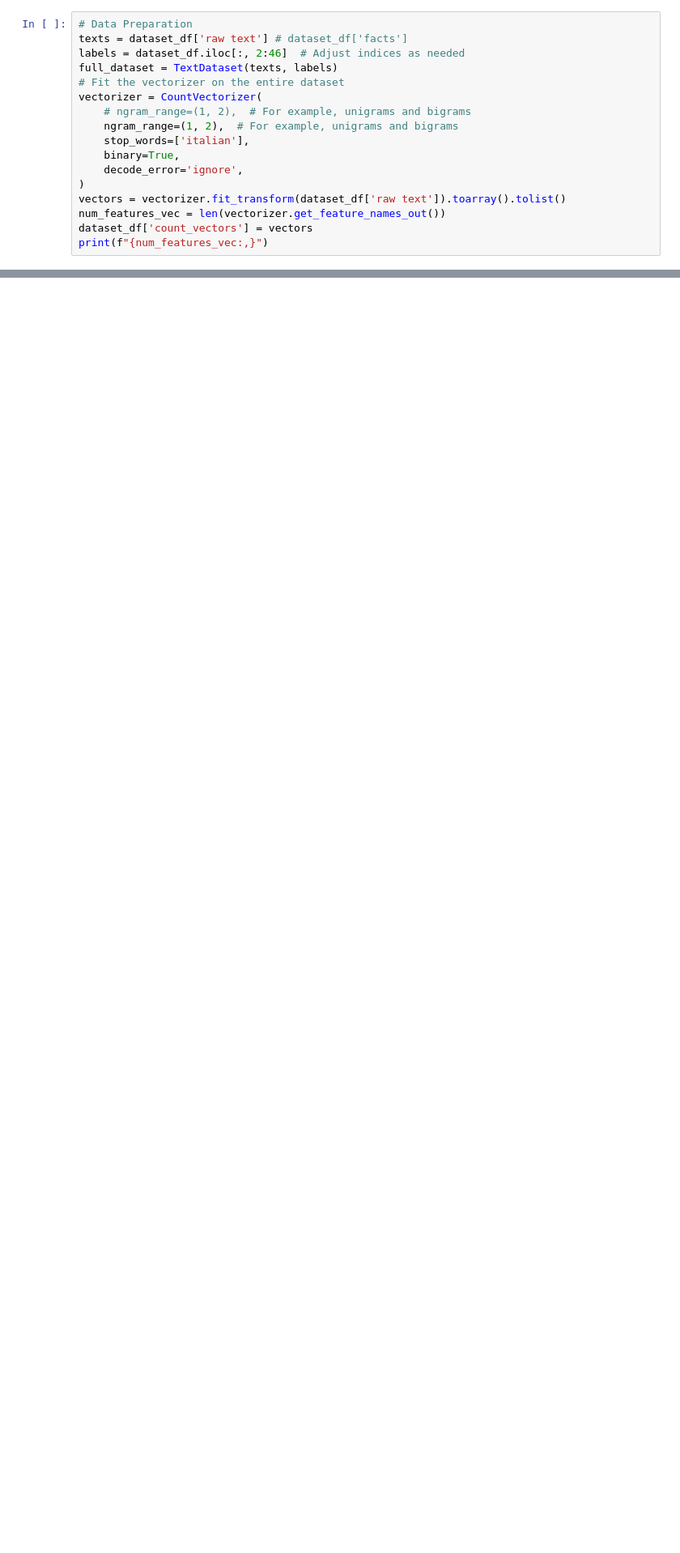
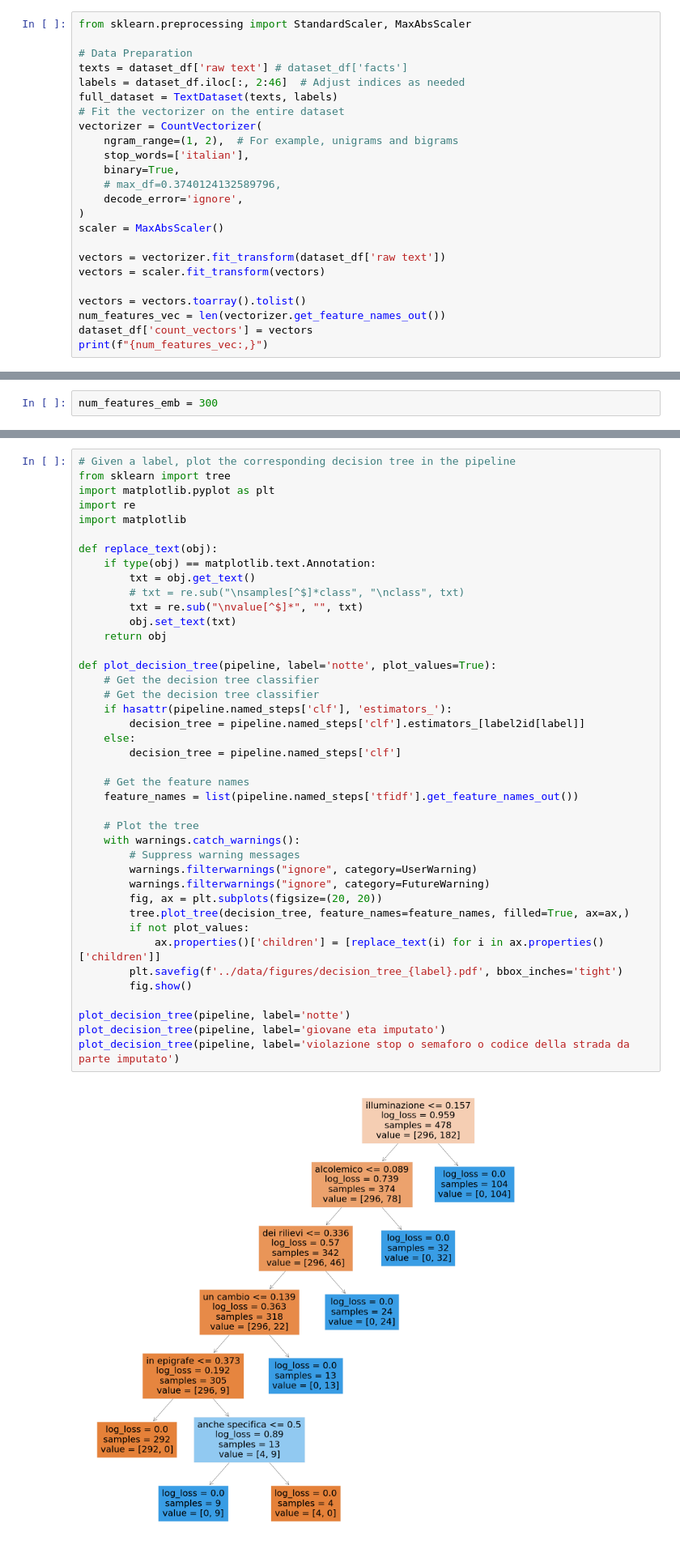
Before and after one commit to ribesstefano/ml4justice-feature-predictor, a Jupyter notebook: notebooks/ml4justice_nlp.ipynb, the cells around one changed output, grey strips where cells are left out. Shown at 81% size. Cells and saved outputs as stored; diff of their text form; blank space fills up the shorter version.

```diff
--- a/notebooks/ml4justice_nlp.ipynb
+++ b/notebooks/ml4justice_nlp.ipynb
@@ -295,17 +448,24 @@ dataset_df['raw text'].count()
 # %%
+from sklearn.preprocessing import StandardScaler, MaxAbsScaler
+
 # Data Preparation
 texts = dataset_df['raw text'] # dataset_df['facts']
 labels = dataset_df.iloc[:, 2:46]  # Adjust indices as needed
 full_dataset = TextDataset(texts, labels)
 # Fit the vectorizer on the entire dataset
 vectorizer = CountVectorizer(
-    # ngram_range=(1, 2),  # For example, unigrams and bigrams
     ngram_range=(1, 2),  # For example, unigrams and bigrams
     stop_words=['italian'],
     binary=True,
+    # max_df=0.3740124132589796,
     decode_error='ignore',
 )
-vectors = vectorizer.fit_transform(dataset_df['raw text']).toarray().tolist()
+scaler = MaxAbsScaler()
+
+vectors = vectorizer.fit_transform(dataset_df['raw text'])
+vectors = scaler.fit_transform(vectors)
+
+vectors = vectors.toarray().tolist()
 num_features_vec = len(vectorizer.get_feature_names_out())
 dataset_df['count_vectors'] = vectors
 print(f"{num_features_vec:,}")
@@ -320 +476,3 @@ You can now load the package via spacy.load('it_core_news_lg')
+# %%
+num_features_emb = 300
 # %%
@@ -580,0 +1266,43 @@ pd.DataFrame(report_table_per_label)
+# %%
+# Given a label, plot the corresponding decision tree in the pipeline
+from sklearn import tree
+import matplotlib.pyplot as plt
+import re
+import matplotlib
+
+def replace_text(obj):
+    if type(obj) == matplotlib.text.Annotation:
+        txt = obj.get_text()
+        # txt = re.sub("\nsamples[^$]*class", "\nclass", txt)
+        txt = re.sub("\nvalue[^$]*", "", txt)
+        obj.set_text(txt)
+    return obj
+
+def plot_decision_tree(pipeline, label='notte', plot_values=True):
+    # Get the decision tree classifier
+    # Get the decision tree classifier
+    if hasattr(pipeline.named_steps['clf'], 'estimators_'):
+        decision_tree = pipeline.named_steps['clf'].estimators_[label2id[label]]
+    else:
+        decision_tree = pipeline.named_steps['clf']
+
+    # Get the feature names
+    feature_names = list(pipeline.named_steps['tfidf'].get_feature_names_out())
+
+    # Plot the tree
+    with warnings.catch_warnings():
+        # Suppress warning messages
+        warnings.filterwarnings("ignore", category=UserWarning)
+        warnings.filterwarnings("ignore", category=FutureWarning)
+        fig, ax = plt.subplots(figsize=(20, 20))
+        tree.plot_tree(decision_tree, feature_names=feature_names, filled=True, ax=ax,)
+        if not plot_values:
+            ax.properties()['children'] = [replace_text(i) for i in ax.properties()['children']]
+        plt.savefig(f'../data/figures/decision_tree_{label}.pdf', bbox_inches='tight')
+        fig.show()
+
+plot_decision_tree(pipeline, label='notte')
+plot_decision_tree(pipeline, label='giovane eta imputato')
+plot_decision_tree(pipeline, label='violazione stop o semaforo o codice della strada da parte imputato')
+# %% [output]
+[figure, added]
```
Also changed, not shown: parts of 62 cells of this notebook, 1 other file.
